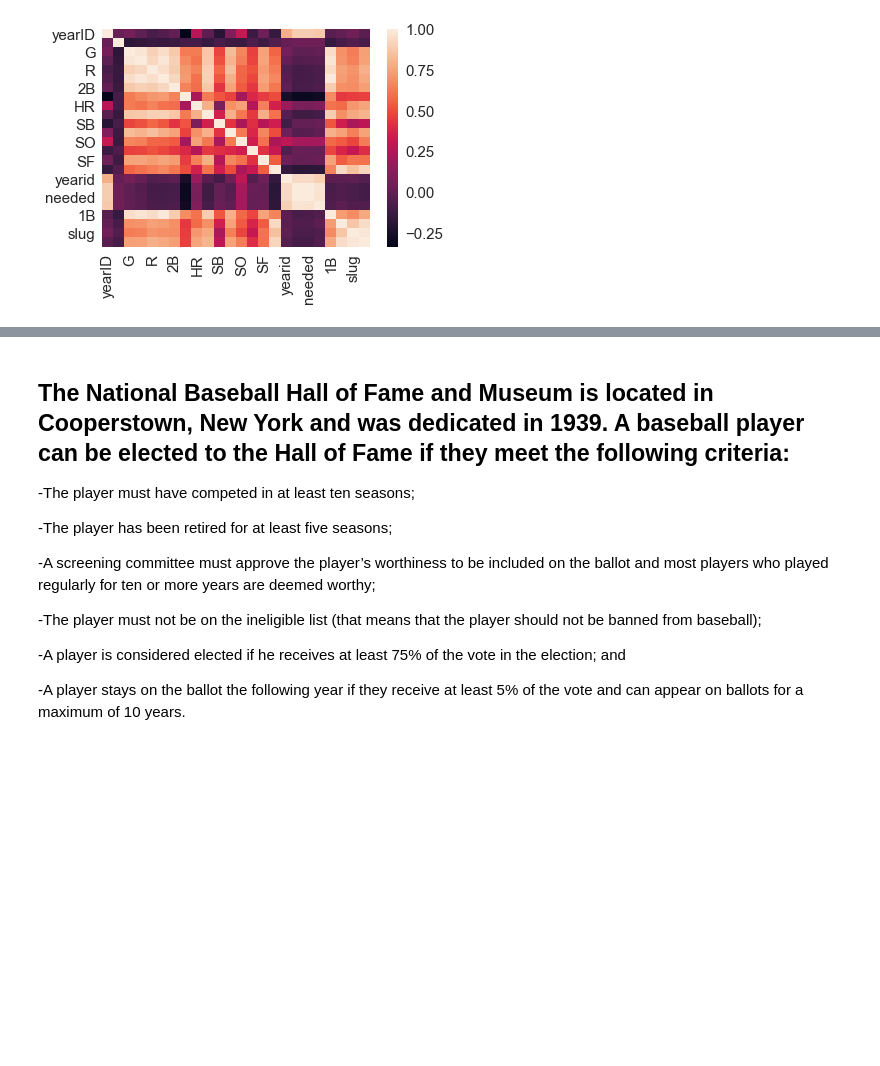
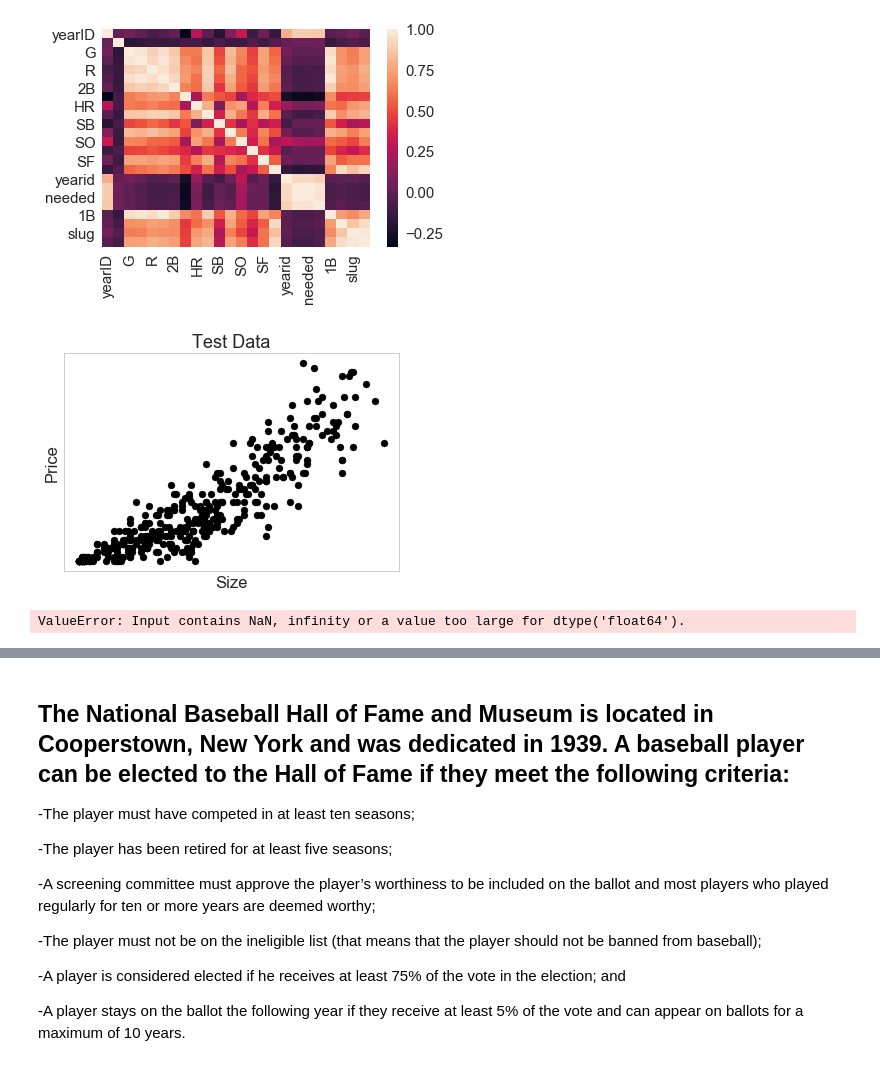
Before and after one commit to ezzanger/Advanced-Regression-Dills, a Jupyter notebook: Capstone Unit 3.ipynb, the cells around one changed output, grey strips where cells are left out. Saved outputs shown, nothing was run; the diff lists cells and outputs as text; code cells hidden in the pictures; blank space fills up the shorter version.

```diff
--- a/Capstone Unit 3.ipynb
+++ b/Capstone Unit 3.ipynb
@@ -216,3 +230,47 @@ sb.heatmap(MasterID.corr())
 # %% [output]
 <matplotlib.axes._subplots.AxesSubplot at 0x...>
 [figure]
+# %%
+
+
+import matplotlib.pyplot as plt
+import numpy as np
+from sklearn import datasets, linear_model
+
+Y = MasterID['HR']
+X = MasterID['RBI']
+
+X=X.values.reshape(len(X),1)
+Y=Y.values.reshape(len(Y),1)
+
+# Split the data into training/testing sets
+X_train = X[:-400]
+X_test = X[-400:]
+
+# Split the targets into training/testing sets
+Y_train = Y[:-400]
+Y_test = Y[-400:]
+
+# Plot outputs
+plt.scatter(X_test, Y_test,  color='black')
+plt.title('Test Data')
+plt.xlabel('Size')
+plt.ylabel('Price')
+plt.xticks(())
+plt.yticks(())
+
+
+plt.show()
+# %% [output]
+[figure, added]
+# %%
+# Create linear regression object
+regr = linear_model.LinearRegression()
+
+# Train the model using the training sets
+regr.fit(X_train, Y_train)
+
+# Plot outputs
+plt.plot(X_test, regr.predict(X_test), color='red',linewidth=3)
+# %% [output]
+ValueError: Input contains NaN, infinity or a value too large for dtype('float64').
```
Also changed, not shown: parts of 13 cells of this notebook.
